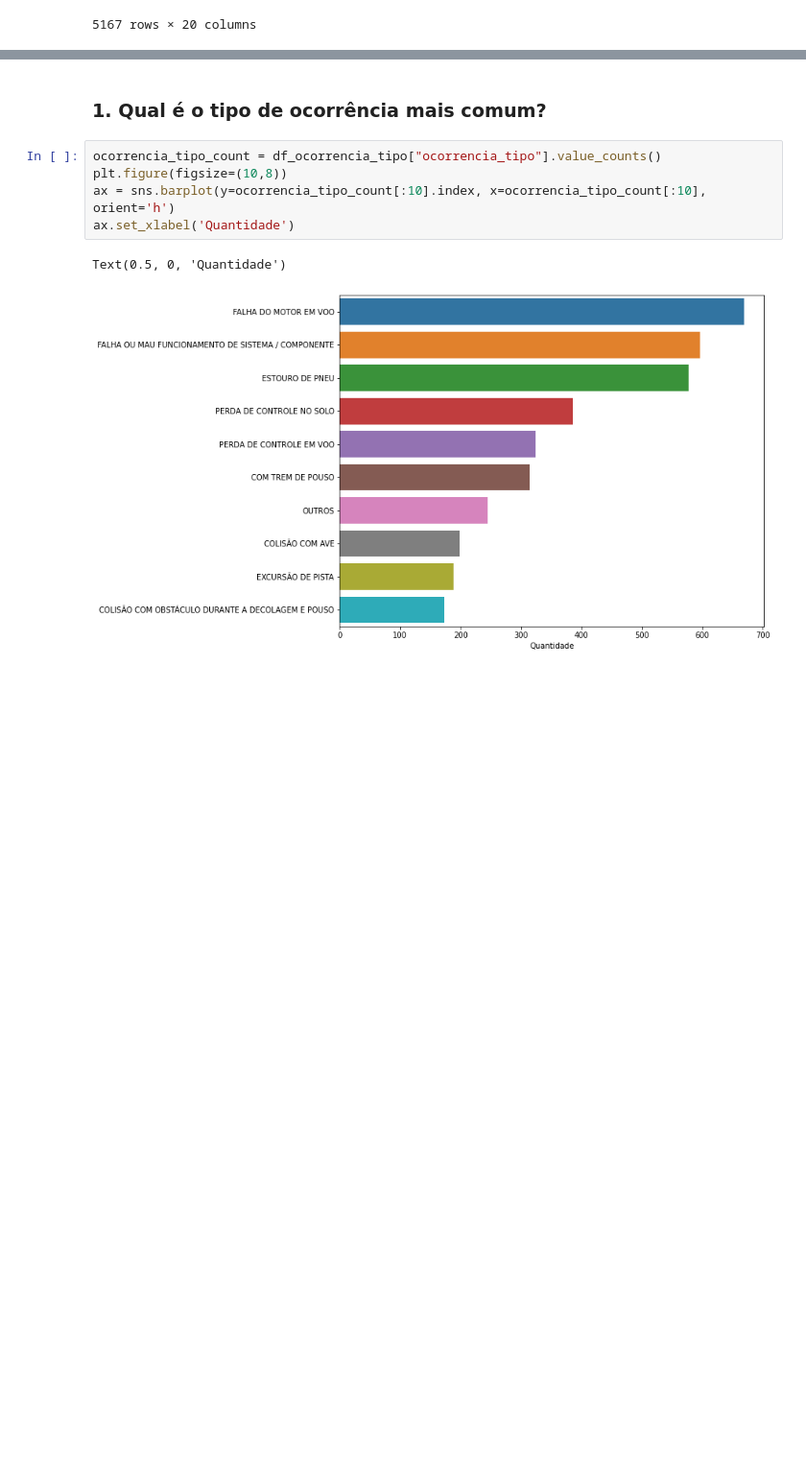
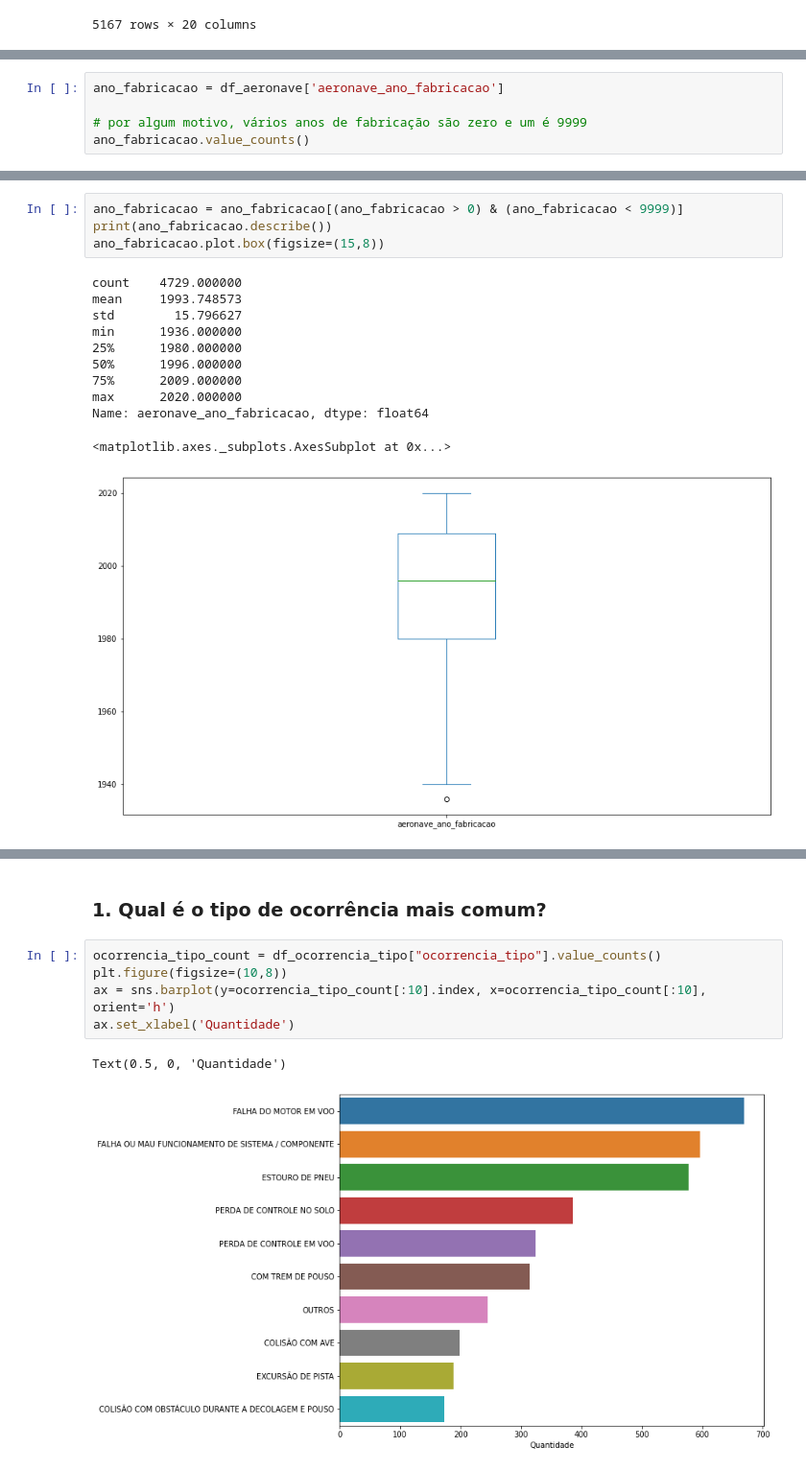
Before and after one commit to MarcosVeniciu/Trabalho-Pratico-Introducao-a-Ciencia-dos-Dados, a Jupyter notebook: cenipa.ipynb, the cells around one changed output, grey strips where cells are left out. Shown: that part at 96% size. Saved outputs shown, nothing was run; the diff lists cells and outputs as text; blank space fills up the shorter version.

```diff
--- a/cenipa.ipynb
+++ b/cenipa.ipynb
@@ -202,0 +320,5 @@ df_ocorrencia
+# %%
+ano_fabricacao = df_aeronave['aeronave_ano_fabricacao']
+
+# por algum motivo, vários anos de fabricação são zero e um é 9999
+ano_fabricacao.value_counts()
@@ -202,0 +338,16 @@ df_ocorrencia
+# %%
+ano_fabricacao = ano_fabricacao[(ano_fabricacao > 0) & (ano_fabricacao < 9999)]
+print(ano_fabricacao.describe())
+ano_fabricacao.plot.box(figsize=(15,8))
+# %% [output]
+count    4729.000000
+mean     1993.748573
+std        15.796627
+min      1936.000000
+25%      1980.000000
+50%      1996.000000
+75%      2009.000000
+max      2020.000000
+Name: aeronave_ano_fabricacao, dtype: float64
+<matplotlib.axes._subplots.AxesSubplot at 0x...>
+[figure, added]
```
Also changed, not shown: parts of 34 cells of this notebook.
